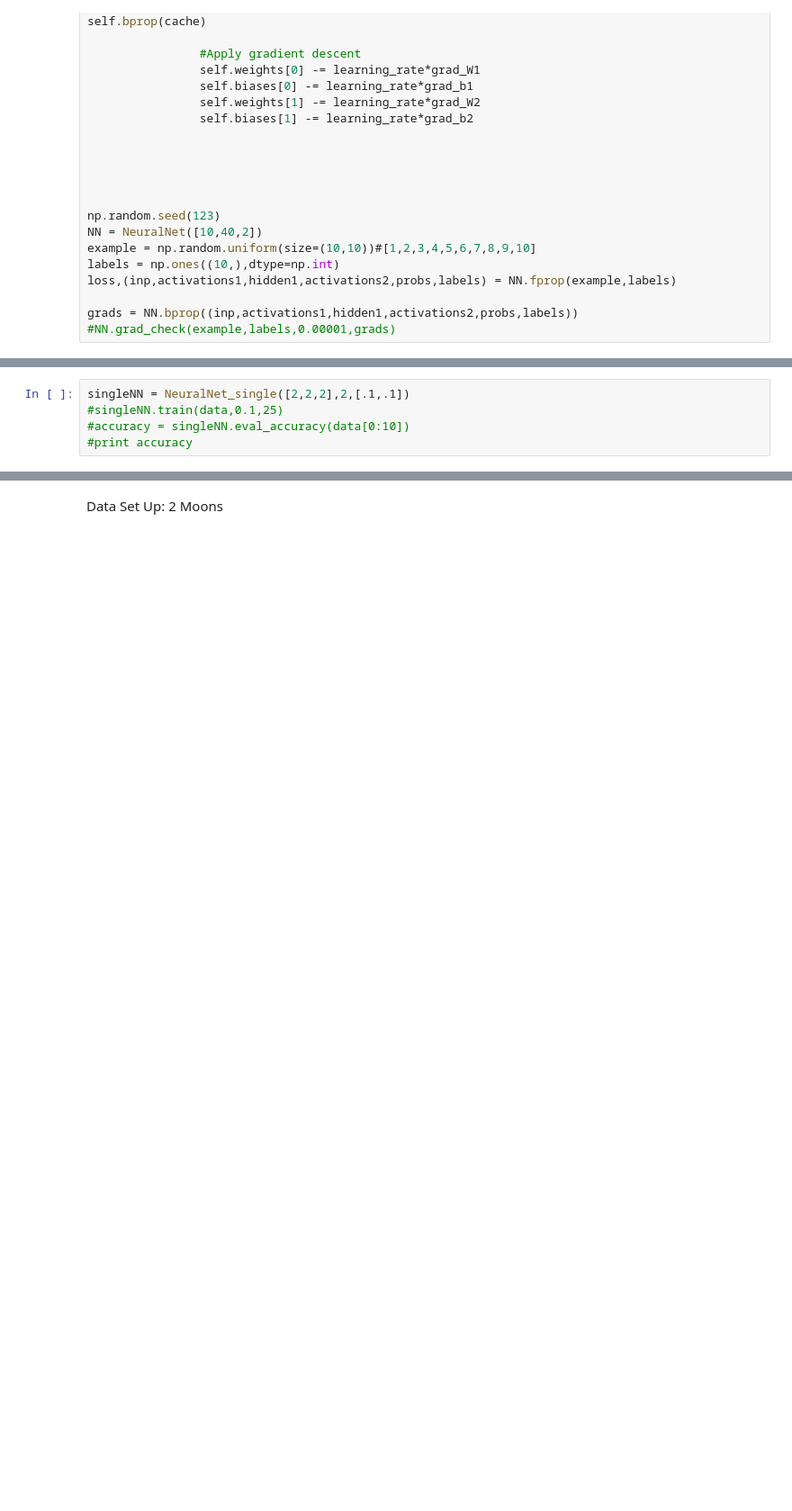
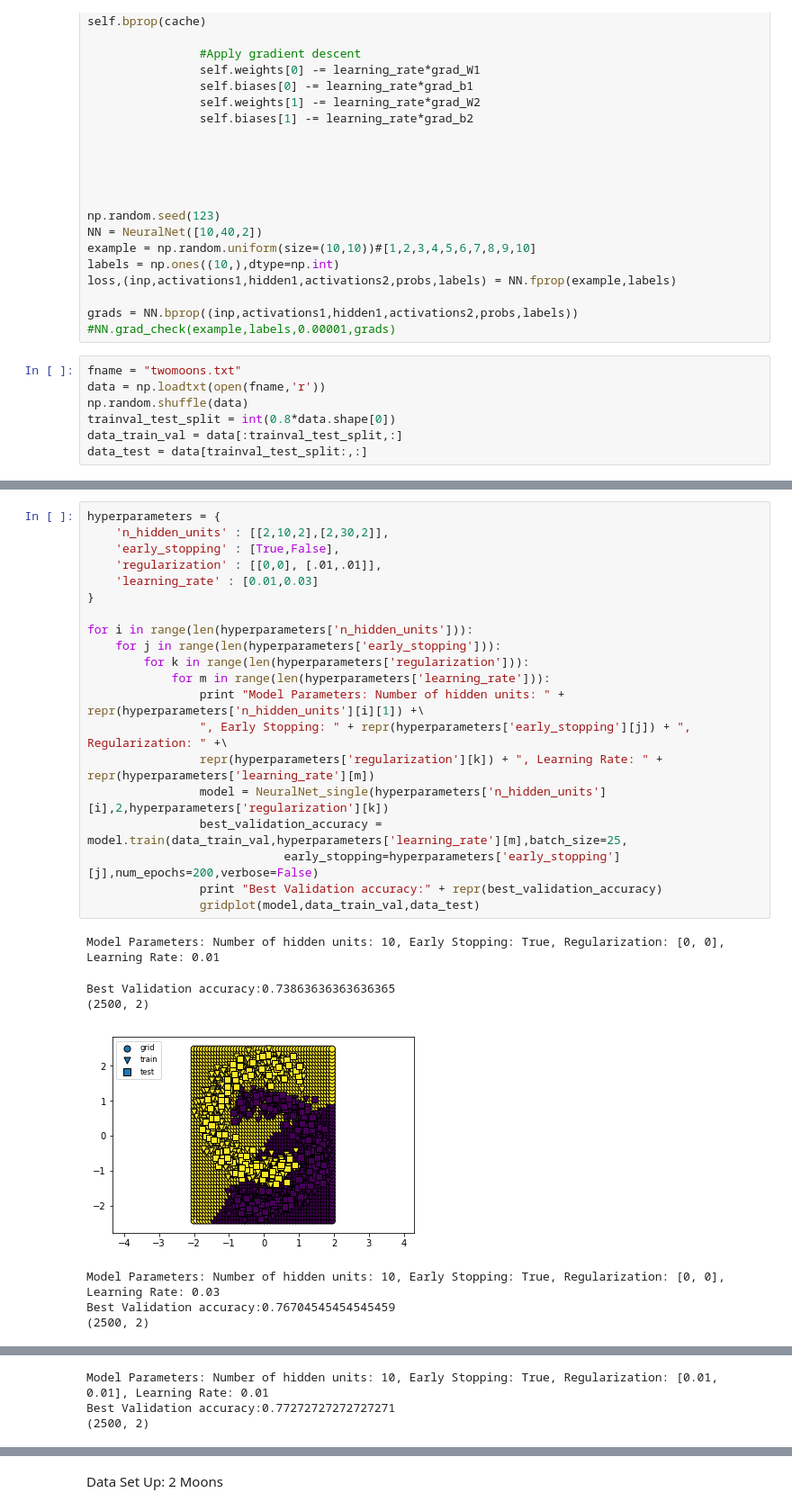
Before and after one commit to harshj96/Homework-3-IFT6390, a Jupyter notebook: Devoir_3_Neural_Net.ipynb, the cells around one changed output, grey strips where cells are left out. Shown at 90% size. Cells and saved outputs as stored; diff of their text form; blank space fills up the shorter version.

Commit message:
Add plotting of decision boundaries

```diff
--- a/Devoir_3_Neural_Net.ipynb
+++ b/Devoir_3_Neural_Net.ipynb
@@ -147,3 +147,10 @@ loss,(inp,activations1,hidden1,activations2,probs,labels) = NN.fprop(example,lab
 
 grads = NN.bprop((inp,activations1,hidden1,activations2,probs,labels))
 #NN.grad_check(example,labels,0.00001,grads)
+# %%
+fname = "twomoons.txt"
+data = np.loadtxt(open(fname,'r'))
+np.random.shuffle(data)
+trainval_test_split = int(0.8*data.shape[0])
+data_train_val = data[:trainval_test_split,:]
+data_test = data[trainval_test_split:,:]
@@ -365,5 +470,28 @@ class NeuralNet_single:
-# %%
-singleNN = NeuralNet_single([2,2,2],2,[.1,.1])
-#singleNN.train(data,0.1,25)
-#accuracy = singleNN.eval_accuracy(data[0:10])
-#print accuracy
+# %%
+hyperparameters = {
+    'n_hidden_units' : [[2,10,2],[2,30,2]],
+    'early_stopping' : [True,False],
+    'regularization' : [[0,0], [.01,.01]],
+    'learning_rate' : [0.01,0.03]
+}
+
+for i in range(len(hyperparameters['n_hidden_units'])):
+    for j in range(len(hyperparameters['early_stopping'])):
+        for k in range(len(hyperparameters['regularization'])):
+            for m in range(len(hyperparameters['learning_rate'])):
+                print "Model Parameters: Number of hidden units: " + repr(hyperparameters['n_hidden_units'][i][1]) +\
+                ", Early Stopping: " + repr(hyperparameters['early_stopping'][j]) + ", Regularization: " +\
+                repr(hyperparameters['regularization'][k]) + ", Learning Rate: " + repr(hyperparameters['learning_rate'][m])
+                model = NeuralNet_single(hyperparameters['n_hidden_units'][i],2,hyperparameters['regularization'][k])
+                best_validation_accuracy = model.train(data_train_val,hyperparameters['learning_rate'][m],batch_size=25,
+                            early_stopping=hyperparameters['early_stopping'][j],num_epochs=200,verbose=False)
+                print "Best Validation accuracy:" + repr(best_validation_accuracy)
+                gridplot(model,data_train_val,data_test)
+# %% [output]
+Model Parameters: Number of hidden units: 10, Early Stopping: True, Regularization: [0, 0], Learning Rate: 0.01
+Best Validation accuracy:0.73863636363636365
+(2500, 2)
+[figure, added]
+Model Parameters: Number of hidden units: 10, Early Stopping: True, Regularization: [0, 0], Learning Rate: 0.03
+Best Validation accuracy:0.76704545454545459
+(2500, 2)
@@ -369,0 +499,3 @@ singleNN = NeuralNet_single([2,2,2],2,[.1,.1])
+Model Parameters: Number of hidden units: 10, Early Stopping: True, Regularization: [0.01, 0.01], Learning Rate: 0.01
+Best Validation accuracy:0.77272727272727271
+(2500, 2)
```
Also changed, not shown: parts of 7 cells of this notebook.
